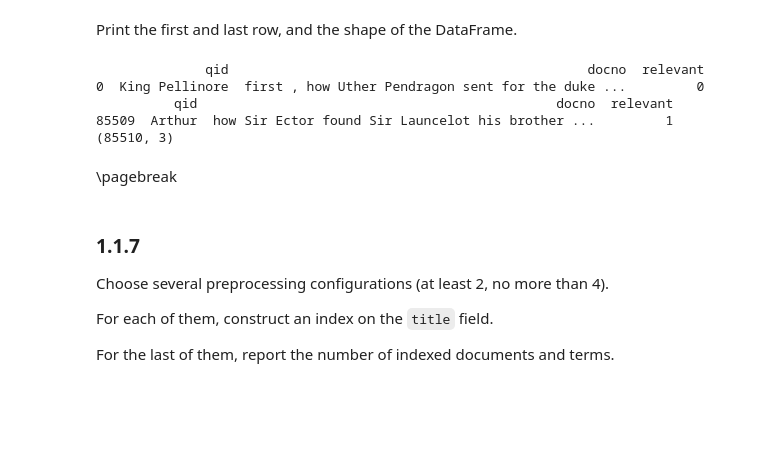
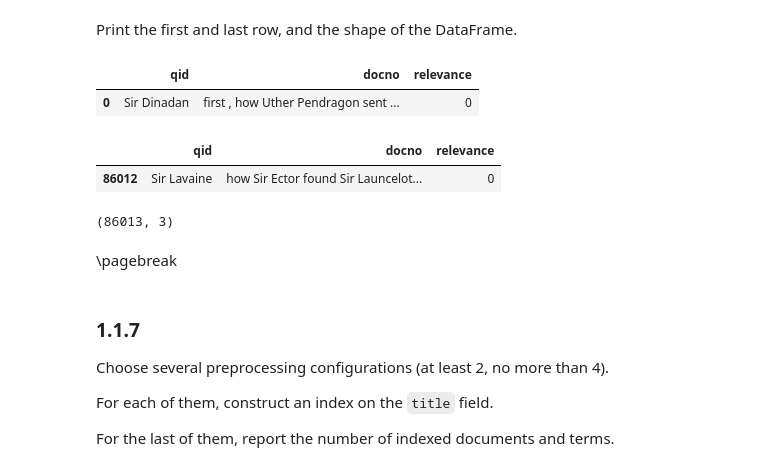
Before and after one commit to Mamiglia/ADM-LT_HW1, a Jupyter notebook: DMT2023-HW1.ipynb, the cells around one changed output. Cells and saved outputs as stored; diff of their text form; code cells hidden in the pictures; blank space fills up the shorter version.

```diff
--- a/DMT2023-HW1.ipynb
+++ b/DMT2023-HW1.ipynb
@@ -434,21 +432,21 @@ Print the first and last row, and the shape of the DataFrame.
 [comment]: <> (#SHOW_CELL#)
 # %%
 #YOUR CODE STARTS HERE#
-print(qrels.head(1))
-print(qrels.tail(1))
-print(qrels.shape)
+display(qrels.head(1))
+display(qrels.tail(1))
+display(qrels.shape)
 
 
 
 
 #YOUR CODE ENDS HERE#
 #THIS IS LINE 10#
 # %% [output]
+|  | qid | docno | relevance |
+| 0 | Sir Dinadan | first , how Uther Pendragon sent ... | 0 |
+|  | qid | docno | relevance |
+| 86012 | Sir Lavaine | how Sir Ector found Sir Launcelot... | 0 |
-              qid                                              docno  relevant
-0  King Pellinore  first , how Uther Pendragon sent for the duke ...         0
-          qid                                              docno  relevant
-85509  Arthur  how Sir Ector found Sir Launcelot his brother ...         1
-(85510, 3)
+(86013, 3)
 # %% [markdown]
 <div style="page-break-after: always; visibility: hidden">
 \pagebreak
```
Also changed, not shown: parts of 18 cells of this notebook.
